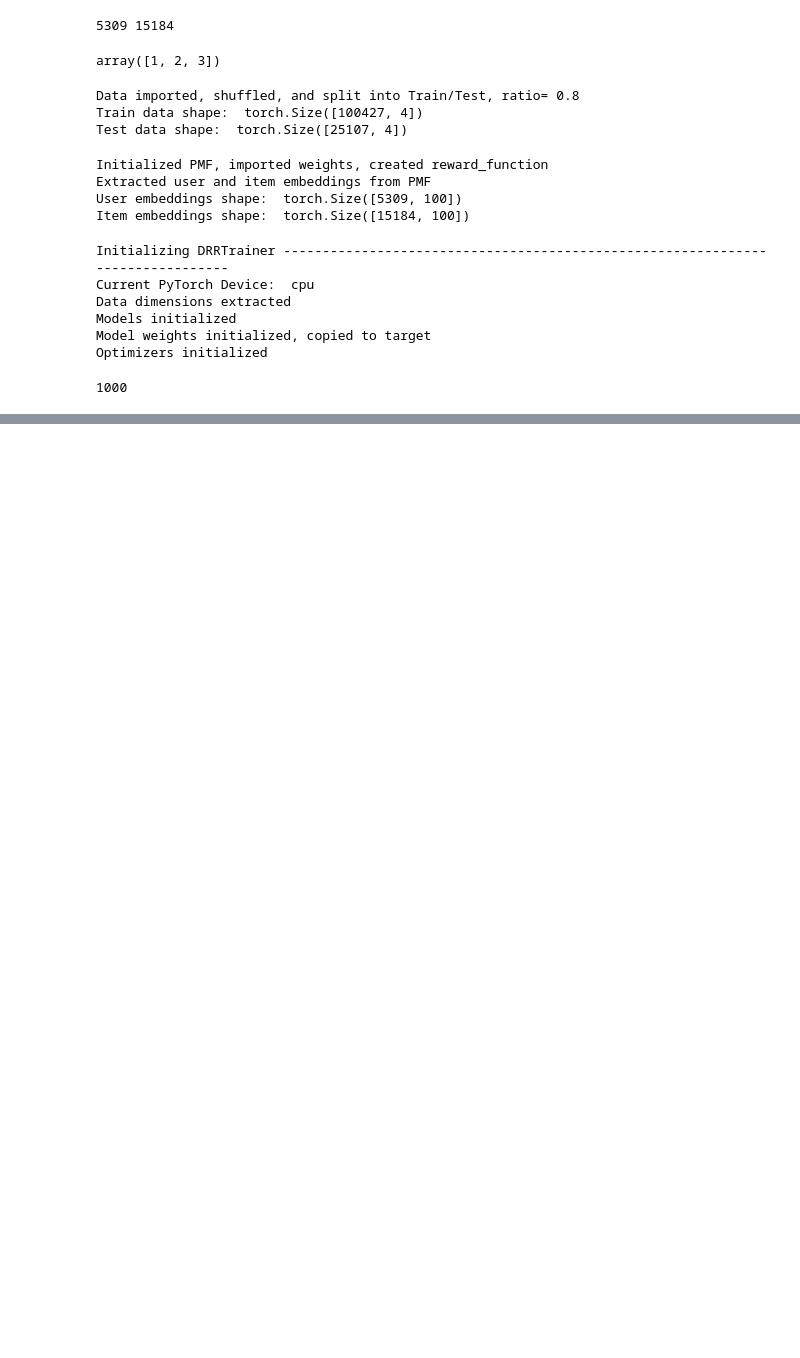
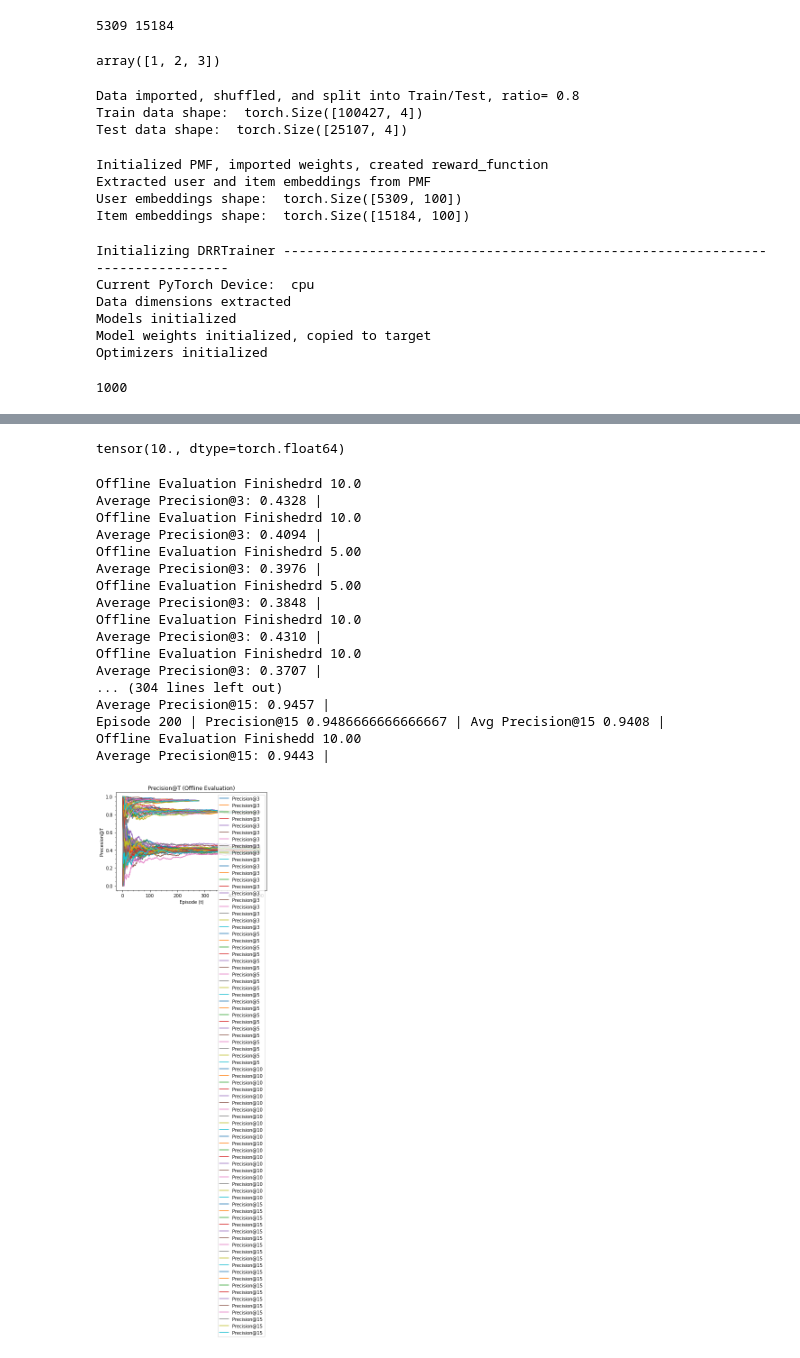
Before and after one commit to ankurdhuriya/drr_restaurants, a Jupyter notebook: eComm-drr-training.ipynb, the cells around one changed output, grey strips where cells are left out. Drawn from its saved outputs; the diff is of its cells as text; code cells hidden in the pictures; blank space fills up the shorter version.

```diff
--- a/eComm-drr-training.ipynb
+++ b/eComm-drr-training.ipynb
@@ -185,7 +186,7 @@ config.learning_start
 1000
 # %%
 #Train
-print("Starting DRRTrainer.learn() ---------------------------------------------------------------------------")
-actor_losses, critic_losses, epi_avg_rewards = trainer.learn()
+# print("Starting DRRTrainer.learn() ---------------------------------------------------------------------------")
+# actor_losses, critic_losses, epi_avg_rewards = trainer.learn()
 # %% [output]
 Starting DRRTrainer.learn() ---------------------------------------------------------------------------
@@ -210,6 +209,6 @@ KeyboardInterrupt:
 # %%
-config.trained_models_dir = "results/220621-192625/"
-output_path = "results/220621-192625/"
+config.trained_models_dir = "results/220623-084637/"
+output_path = "results/220623-084637/"
 
 train_actor_loss_data_dir = output_path + 'train_actor_loss_data.npy'
 train_critic_loss_data_dir = output_path + 'train_critic_loss_data.npy'
@@ -259,3 +258,52 @@ noiseless_plot(epi_avg_rewards,
                "Mean Reward (Train)",
                "Mean Reward (Train)",
                output_path + "train_mean_reward_smooth.png")
+# %%
+# source hyperparameters
+
+sourceFile = open(output_path + "hyperparams.txt", 'w')
+print(config.__dict__, file = sourceFile)
+sourceFile.close()
+# %%
+T_precisions = [3, 5, 10, 15]
+# %%
+trainer.discretize_reward_(torch.tensor(2.1))
+# %% [output]
+tensor(10., dtype=torch.float64)
+# %%
+for T_precision in T_precisions:
+    pmf_Ts = []
+    for i in range(20):
+        # Evaluate
+        avg_precision = trainer.offline_pmf_evaluate(T_precision)
+
+        # Append to list
+        pmf_Ts.append(avg_precision)
+
+    # Save data
+    pmf_Ts = np.array(pmf_Ts)
+    np.save(output_path + f'avg_precision@{T_precision}_offline_pmf_eval.npy', pmf_Ts)
+
+    # Save
+    sourceFile = open(output_path + f'avg_precision@{T_precision}_offline_pmf_eval.txt', 'w')
+    print(f'Average Precision@{T_precision} (Eval): {np.mean(pmf_Ts)}', file=sourceFile)
+    sourceFile.close()
+# %% [output]
+Offline Evaluation Finishedrd 10.0
+Average Precision@3: 0.4328 |
+Offline Evaluation Finishedrd 10.0
+Average Precision@3: 0.4094 |
+Offline Evaluation Finishedrd 5.00
+Average Precision@3: 0.3976 |
+Offline Evaluation Finishedrd 5.00
+Average Precision@3: 0.3848 |
+Offline Evaluation Finishedrd 10.0
+Average Precision@3: 0.4310 |
+Offline Evaluation Finishedrd 10.0
+Average Precision@3: 0.3707 |
+... (304 lines left out)
+Average Precision@15: 0.9457 |
+Episode 200 | Precision@15 0.9486666666666667 | Avg Precision@15 0.9408 |
+Offline Evaluation Finishedd 10.00
+Average Precision@15: 0.9443 |
+[figure, added]
```
Also changed, not shown: parts of 2 cells of this notebook, 23 other files.
